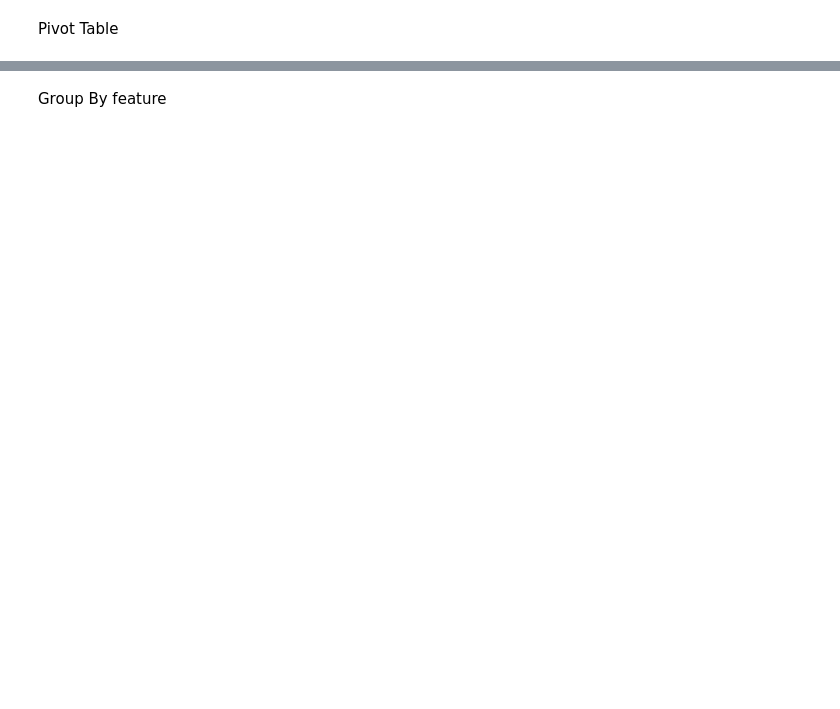
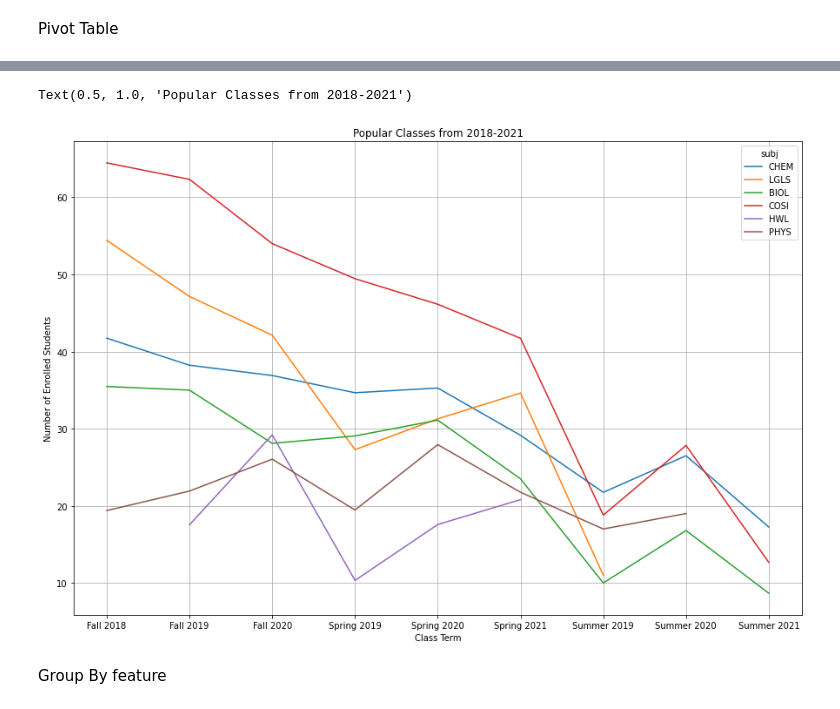
Before and after one commit to kaylahoffman/cs103a-cpa01, a Jupyter notebook: cpa01.ipynb, the cells around one changed output, grey strips where cells are left out. Drawn from its saved outputs; the diff is of its cells as text; code cells hidden in the pictures; blank space fills up the shorter version.

```diff
--- a/cpa01.ipynb
+++ b/cpa01.ipynb
@@ -87,3 +182,12 @@ inst_pt
+# %%
+inst_pt[['CHEM','LGLS','BIOL','COSI','HWL', 'PHYS']].plot(figsize=(15,10))
+plt.grid()
+plt.xlabel("Class Term")
+plt.ylabel("Number of Enrolled Students")
+plt.title("Popular Classes from 2018-2021")
+# %% [output]
+Text(0.5, 1.0, 'Popular Classes from 2018-2021')
+[figure, added]
 # %% [markdown]
 Group By feature
 # %%
```
Also changed, not shown: parts of 12 cells of this notebook.
